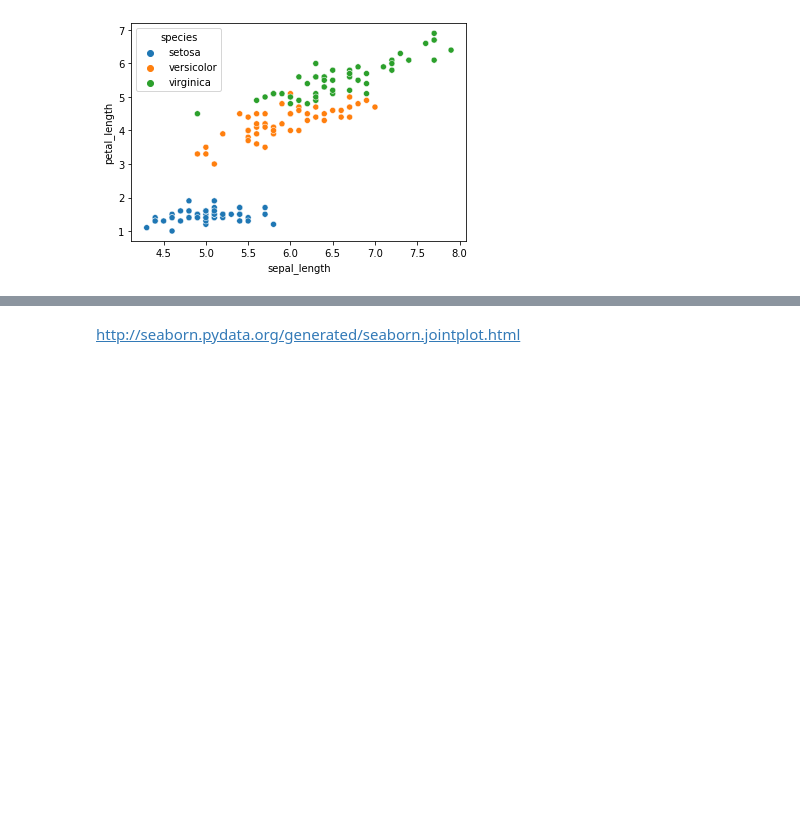
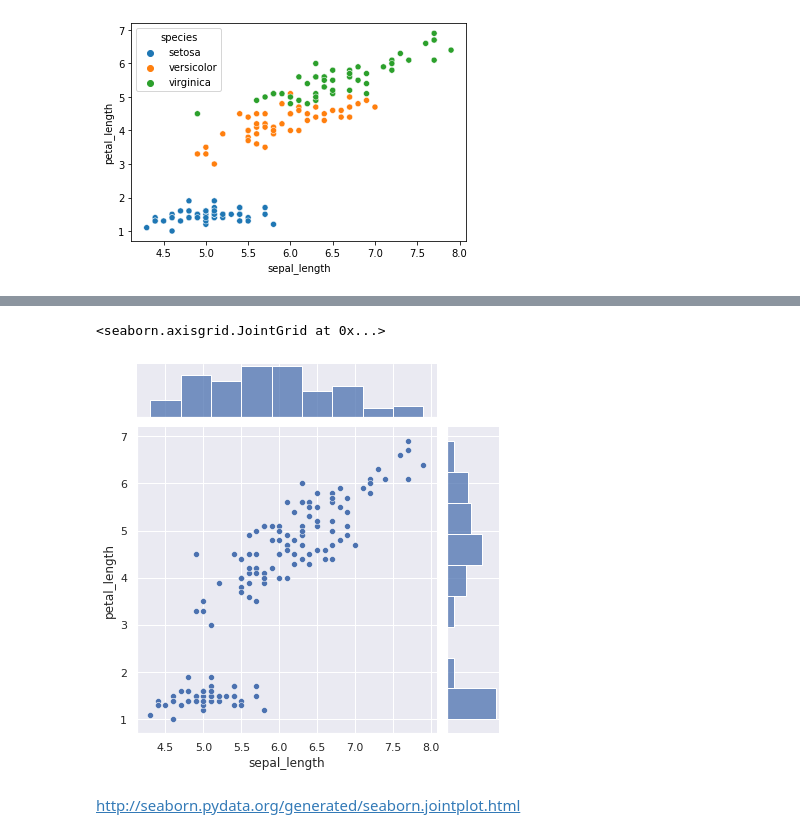
Before and after one commit to LuisReyes98/platzi-estadistica-data-science-ejercicio, a Jupyter notebook: [clase-12]Visualizaciones.ipynb, the cells around one changed output, grey strips where cells are left out. Cells and saved outputs as stored; diff of their text form; code cells hidden in the pictures; blank space fills up the shorter version.

```diff
--- a/[clase-12]Visualizaciones.ipynb
+++ b/[clase-12]Visualizaciones.ipynb
@@ -54,3 +65,12 @@ sns.scatterplot(
+# %%
+sns.jointplot(
+    data=iris,
+    x='sepal_length',
+    y='petal_length'
+)
+# %% [output]
+<seaborn.axisgrid.JointGrid at 0x...>
+[figure, added]
 # %% [markdown]
 http://seaborn.pydata.org/generated/seaborn.jointplot.html
 # %%
```
Also changed, not shown: parts of 5 cells of this notebook, 1 other file.
